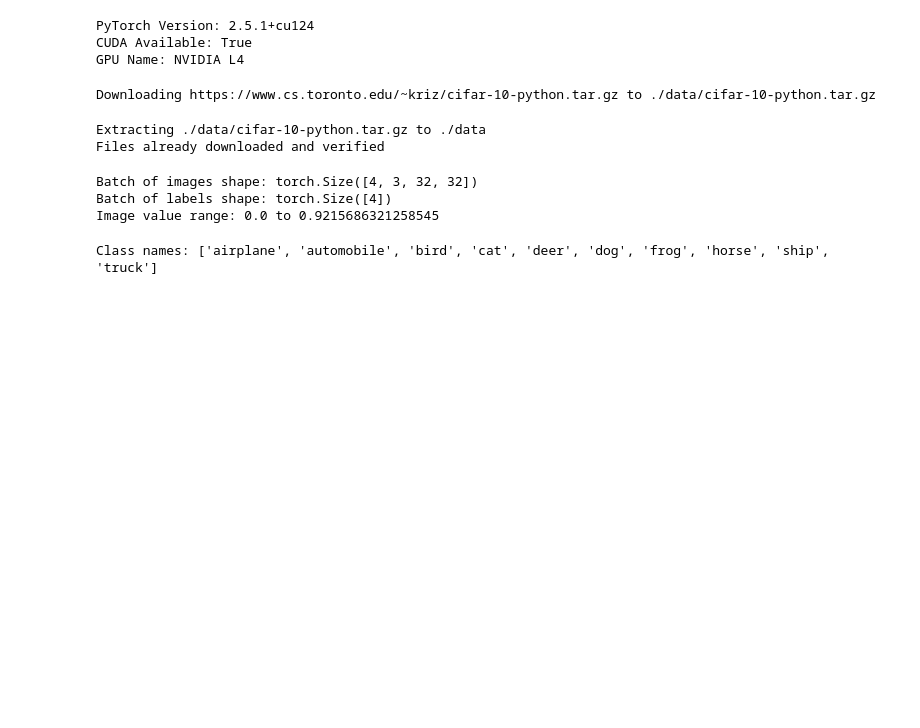
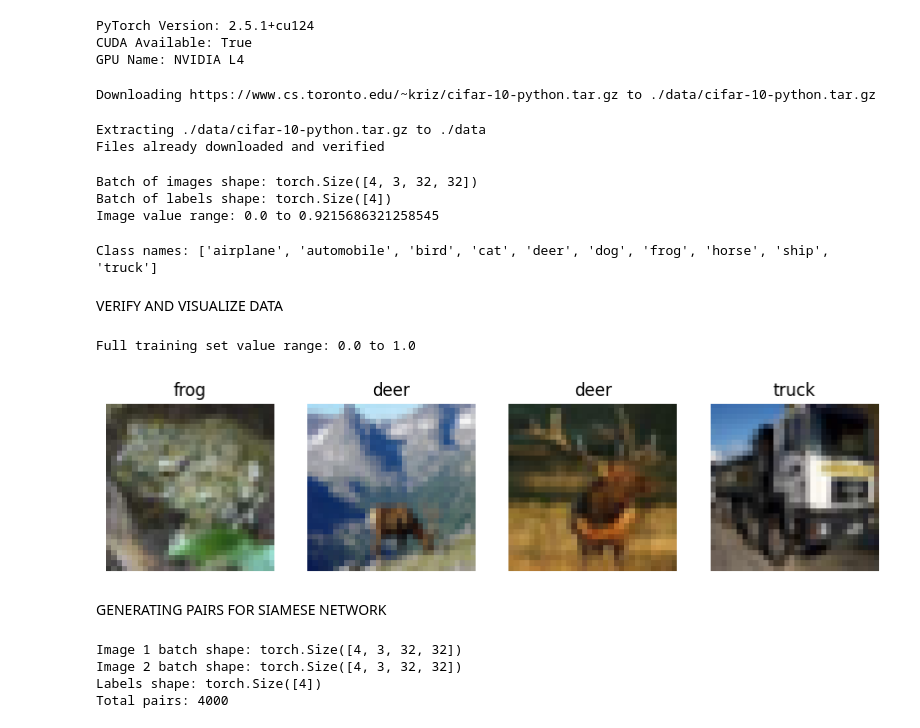
Before and after one commit to bretseabolt/Siamese-Image-Similarity, a Jupyter notebook: Siamese_NN_cifar10.ipynb, the cells around one changed output. Cells and saved outputs as stored; diff of their text form; code cells hidden in the pictures; blank space fills up the shorter version.

```diff
--- a/Siamese_NN_cifar10.ipynb
+++ b/Siamese_NN_cifar10.ipynb
@@ -66,3 +66,32 @@ class_names = ['airplane', 'automobile', 'bird', 'cat', 'deer',
 print("Class names:", class_names)
 # %% [output]
 Class names: ['airplane', 'automobile', 'bird', 'cat', 'deer', 'dog', 'frog', 'horse', 'ship', 'truck']
+# %% [markdown]
+VERIFY AND VISUALIZE DATA
+# %%
+# check full dataset range
+all_images = torch.stack([img for img, _ in trainset]) # stacks all 50k training images
+print("Full training set value range:", all_images.min().item(), "to", all_images.max().item())
+# %% [output]
+Full training set value range: 0.0 to 1.0
+# %%
+# function to visualize images
+def show_images(images, labels, class_names, num_images=4):
+  plt.figure(figsize=(10,3))
+  for i in range(num_images):
+    plt.subplot(1, num_images, i+1)
+    # permute tensor from [3, 32, 32] to [32, 32, 3] for display
+    img = images[i].permute(1, 2, 0).numpy()
+    plt.imshow(img)
+    plt.title(class_names[labels[i].item()])
+    plt.axis('off')
+  plt.show()
+# %%
+# grab a batch and visualize
+dataiter = iter(train_loader)
+images, labels = next(dataiter)
+show_images(images, labels, class_names, num_images=4)
+# %% [output]
+[figure, added]
+# %% [markdown]
+GENERATING PAIRS FOR SIAMESE NETWORK
@@ -68,0 +155,13 @@ Class names: ['airplane', 'automobile', 'bird', 'cat', 'deer', 'dog', 'frog', 'h
+# %%
+# check a batch
+dataiter = iter(train_loader)
+img1, img2, labels = next(dataiter)
+print("Image 1 batch shape:", img1.shape)
+print("Image 2 batch shape:", img2.shape)
+print("Labels shape:", labels.shape)
+print("Total pairs:", len(siamese_trainset))
+# %% [output]
+Image 1 batch shape: torch.Size([4, 3, 32, 32])
+Image 2 batch shape: torch.Size([4, 3, 32, 32])
+Labels shape: torch.Size([4])
+Total pairs: 4000
```
Also changed, not shown: parts of 2 cells of this notebook.
